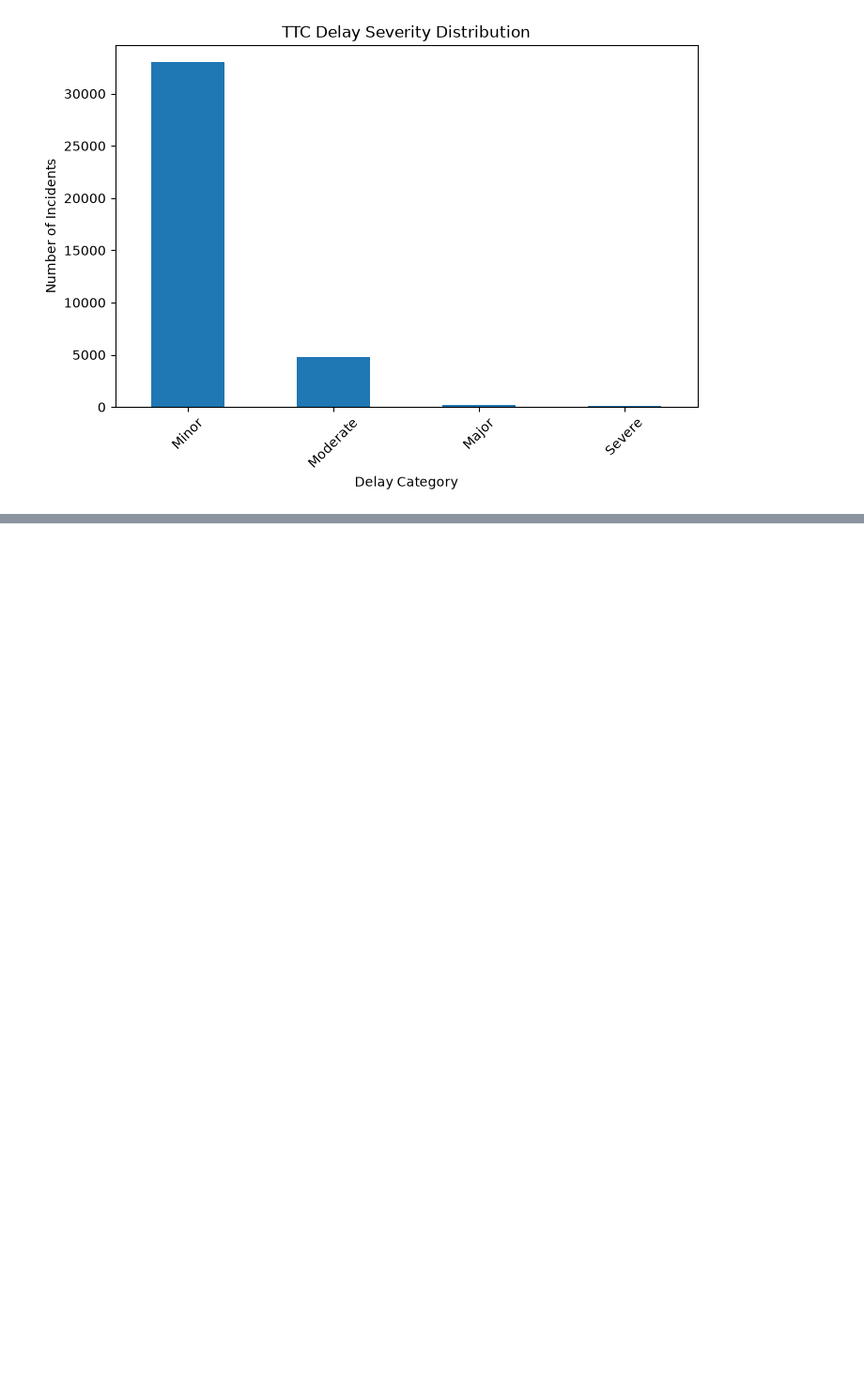
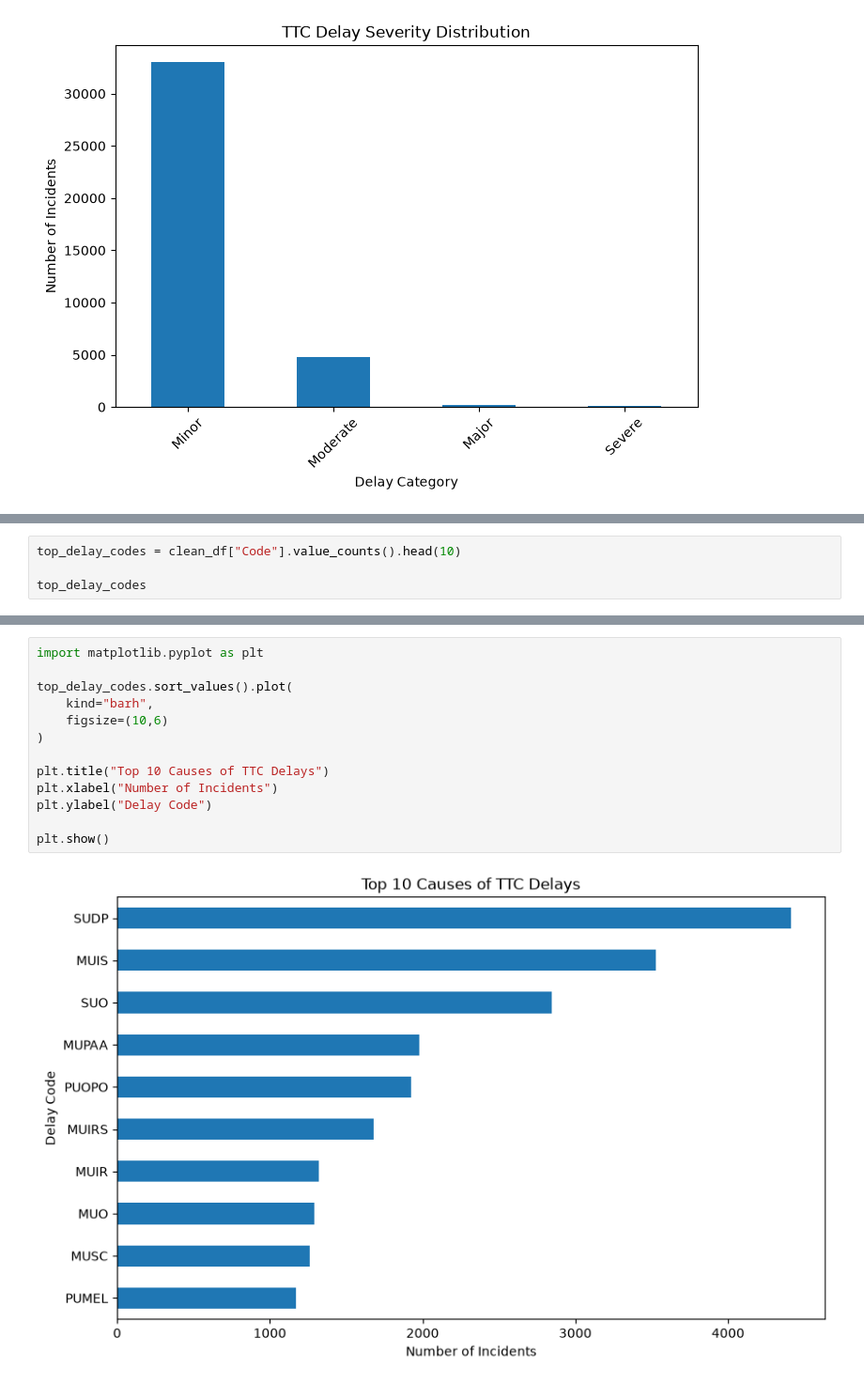
Before and after one commit to SaihajSaini/Toronto-TTC-Delay-Intelligence-Dashboard, a Jupyter notebook: Notebooks/01_ttc_data_exploration.ipynb, the cells around one changed output, grey strips where cells are left out. Shown at 94% size. Drawn from its saved outputs; the diff is of its cells as text; blank space fills up the shorter version.

```diff
--- a/Notebooks/01_ttc_data_exploration.ipynb
+++ b/Notebooks/01_ttc_data_exploration.ipynb
@@ -676,0 +737,4 @@ plt.show()
+# %%
+top_delay_codes = clean_df["Code"].value_counts().head(10)
+
+top_delay_codes
@@ -676,0 +754,15 @@ plt.show()
+# %%
+import matplotlib.pyplot as plt
+
+top_delay_codes.sort_values().plot(
+    kind="barh",
+    figsize=(10,6)
+)
+
+plt.title("Top 10 Causes of TTC Delays")
+plt.xlabel("Number of Incidents")
+plt.ylabel("Delay Code")
+
+plt.show()
+# %% [output]
+[figure, added]
```
Also changed, not shown: parts of 8 cells of this notebook.
